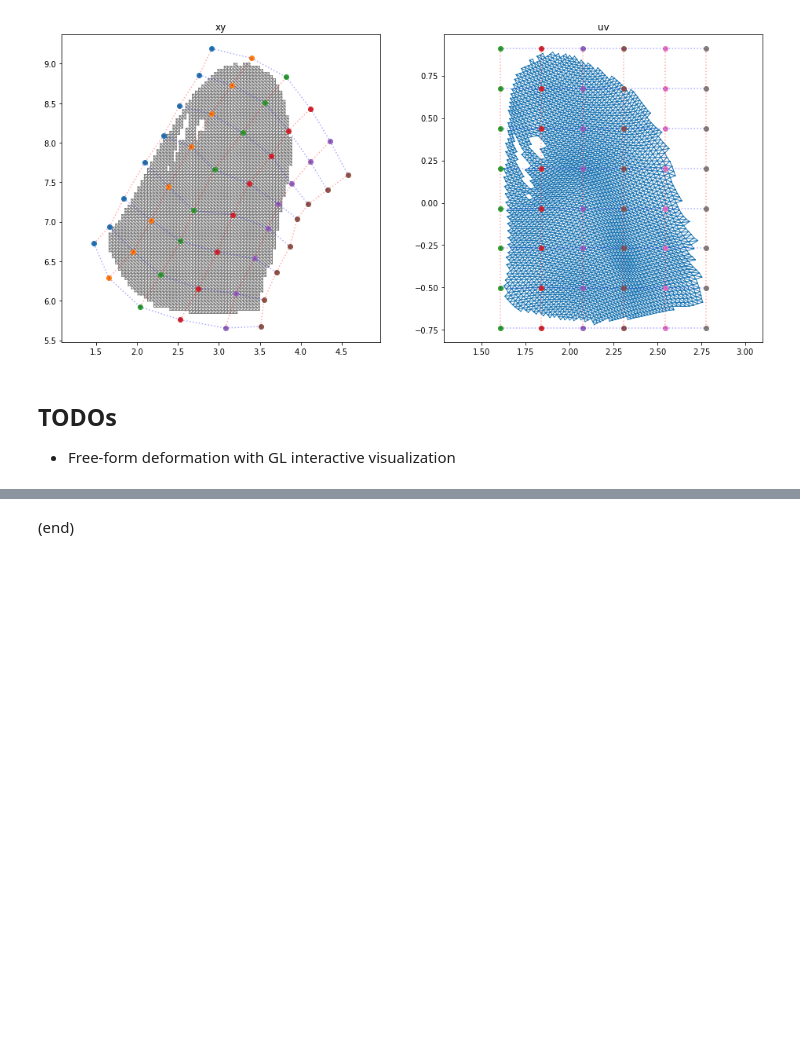
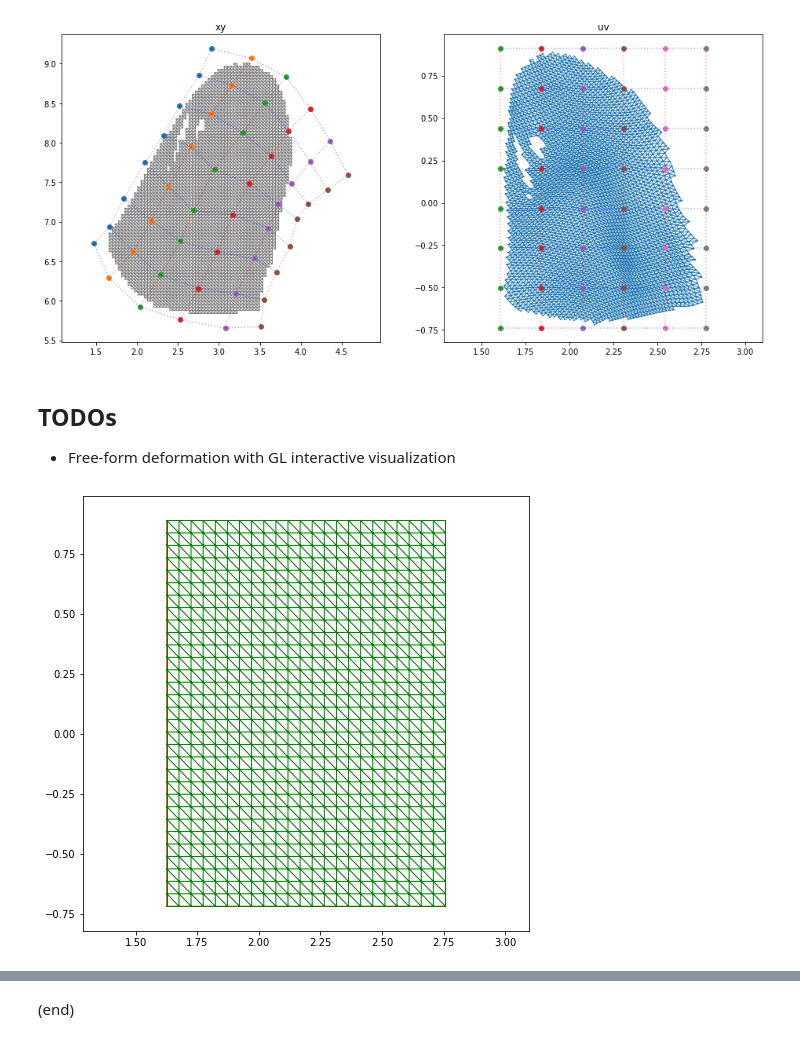
Before and after one commit to stnoh/InverseFFD, a Jupyter notebook: InverseFFD_ver6.ipynb, the cells around one changed output, grey strips where cells are left out. Cells and saved outputs as stored; diff of their text form; code cells hidden in the pictures; blank space fills up the shorter version.

```diff
--- a/InverseFFD_ver6.ipynb
+++ b/InverseFFD_ver6.ipynb
@@ -50,6 +50,7 @@ if True:
 
     fTyp=[('mesh file','*.obj')]
     filename=tkinter.filedialog.askopenfilename(filetypes=fTyp)
+    root.destroy() ## [CAUTION]
 
 x_full, u_full, _, tri_full, _, _ = igl.read_obj(filename)
 x_full = x_full[:,:2] ## reduce vertex dimension: 3D -> 2D
@@ -263,6 +264,10 @@ interactive(children=(IntSlider(value=6, description='subdiv_u', max=10, min=3),
 # %%
 ## get the grid points B_{ij}
 B_ij = np.dstack((B_ix, B_jy)).reshape(-1,2)
+
+## revert u/v _ min/max for FFD
+u_min, u_max = np.min(u[:,0]), np.max(u[:,0])
+v_min, v_max = np.min(u[:,1]), np.max(u[:,1])
 # %% [markdown]
 #### 2. Definition of cost function $\mathcal{O}$
 
@@ -613,12 +611,38 @@ if False:
-# %%
-## [TEMPORARY] load
-if False:
-    B_ix = np.load('B_ix.npy')
-    B_jy = np.load('B_jy.npy')
-    P_ix = np.load('P_ix.npy')
-    P_jy = np.load('P_jy.npy')
-
-    x_min_vis = 1.081278301403727
-    x_max_vis = 4.9713059022338415
-    y_min_vis = 5.477709583569352
-    y_max_vis = 9.367737184399466
+# %%
+## gridmesh vertices
+grid_X = B_ix.shape[1]*4
+grid_Y = B_ix.shape[0]*4
+new_u_ix, new_u_jy = np.meshgrid(np.linspace(u_min, u_max, grid_X),
+                                 np.linspace(v_min, v_max, grid_Y))
+new_u = np.dstack((new_u_ix, new_u_jy)).reshape(-1,2)
+#print(new_u_ij.shape)
+
+## simple triangulation for gridmesh
+new_tri = []
+for j in range(grid_Y-1):
+    for i in range(grid_X-1):
+        f00 = (i+0) + grid_X*(j+0)
+        f01 = (i+1) + grid_X*(j+0)
+        f10 = (i+0) + grid_X*(j+1)
+        f11 = (i+1) + grid_X*(j+1)
+        new_tri.append([f00, f01, f10])
+        new_tri.append([f10, f01, f11])
+
+new_tri = np.array(new_tri)
+
+if True:
+    fig, ax = plt.subplots(figsize=(8,8))
+
+    ax.set_xlim([u_min_vis, u_max_vis])
+    ax.set_ylim([v_min_vis, v_max_vis])
+    #ax.plot(new_u_ij[:,0], new_u_ij[:,1], '.', color='green')
+    ax.triplot(new_u[:,0], new_u[:,1], new_tri, linewidth=1, color='green')
+
+    ax.add_patch(Rectangle((u_min, v_min), u_max-u_min, v_max-v_min, edgecolor='red', fill=False))
+
+    plt.show()
+
+new_u_1d = new_u.reshape(-1).tolist()
+new_tri_1d = new_tri.reshape(-1).tolist()
+# %% [output]
+[figure, added]
```
Also changed, not shown: parts of 10 cells of this notebook.
